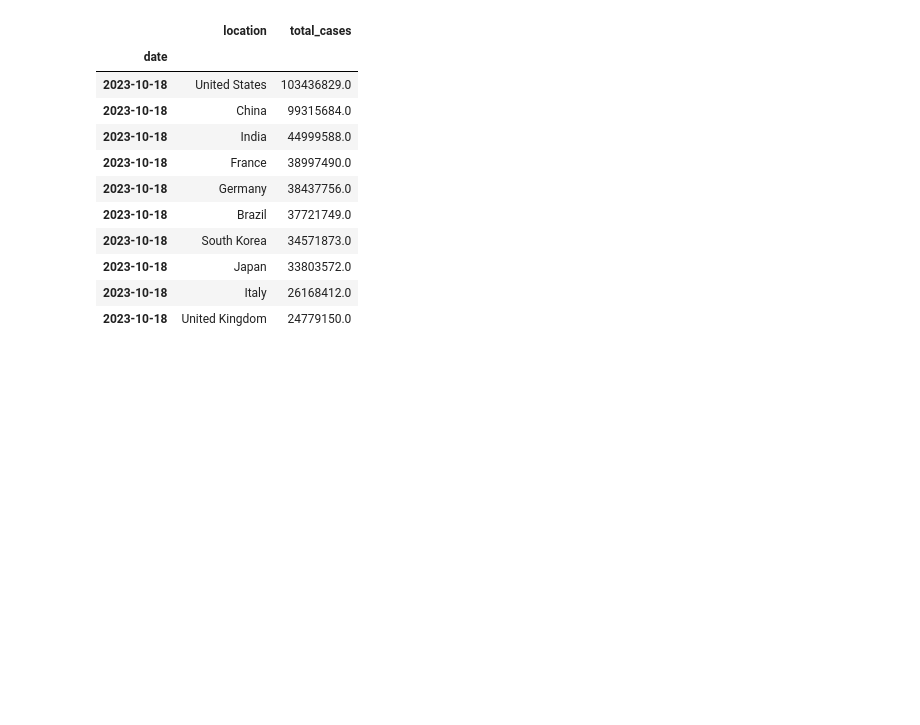
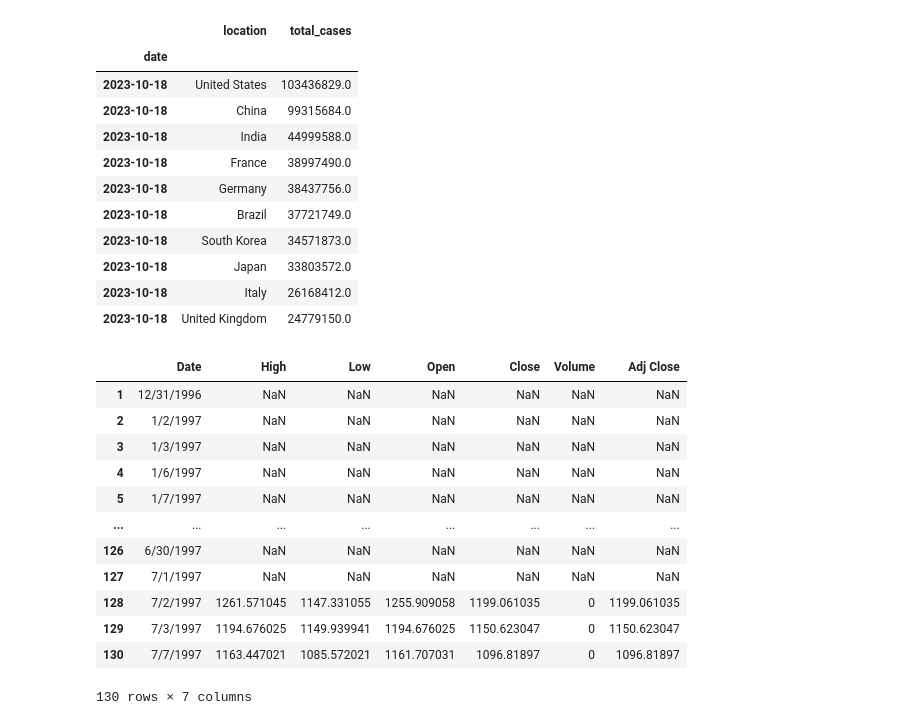
Before and after one commit to datla-ria/Project-1, a Jupyter notebook: project-1.ipynb, the cells around one changed output. Saved outputs shown, nothing was run; the diff lists cells and outputs as text; code cells hidden in the pictures; blank space fills up the shorter version.

Commit message:
Adding the dataframes for the remaining indices

```diff
--- a/project-1.ipynb
+++ b/project-1.ipynb
@@ -278,3 +278,21 @@ date_total_cases.head(10)
 | 2023-10-18 | Japan | 33803572.0 |
 | 2023-10-18 | Italy | 26168412.0 |
 | 2023-10-18 | United Kingdom | 24779150.0 |
+# %%
+#SSE Composite Index dataset as a subset of the indices dataframe
+sse_df = indices_data_df.iloc[:, [0] + list(range(113,119))]
+sse_df.head(130)
+# %% [output]
+|  | Date | High | Low | Open | Close | Volume | Adj Close |
+| 1 | 12/31/1996 | NaN | NaN | NaN | NaN | NaN | NaN |
+| 2 | 1/2/1997 | NaN | NaN | NaN | NaN | NaN | NaN |
+| 3 | 1/3/1997 | NaN | NaN | NaN | NaN | NaN | NaN |
+| 4 | 1/6/1997 | NaN | NaN | NaN | NaN | NaN | NaN |
+| 5 | 1/7/1997 | NaN | NaN | NaN | NaN | NaN | NaN |
+| ... | ... | ... | ... | ... | ... | ... | ... |
+| 126 | 6/30/1997 | NaN | NaN | NaN | NaN | NaN | NaN |
+| 127 | 7/1/1997 | NaN | NaN | NaN | NaN | NaN | NaN |
+| 128 | 7/2/1997 | 1261.571045 | 1147.331055 | 1255.909058 | 1199.061035 | 0 | 1199.061035 |
+| 129 | 7/3/1997 | 1194.676025 | 1149.939941 | 1194.676025 | 1150.623047 | 0 | 1150.623047 |
+| 130 | 7/7/1997 | 1163.447021 | 1085.572021 | 1161.707031 | 1096.81897 | 0 | 1096.81897 |
+130 rows × 7 columns
```
Also changed, not shown: parts of 3 cells of this notebook.
